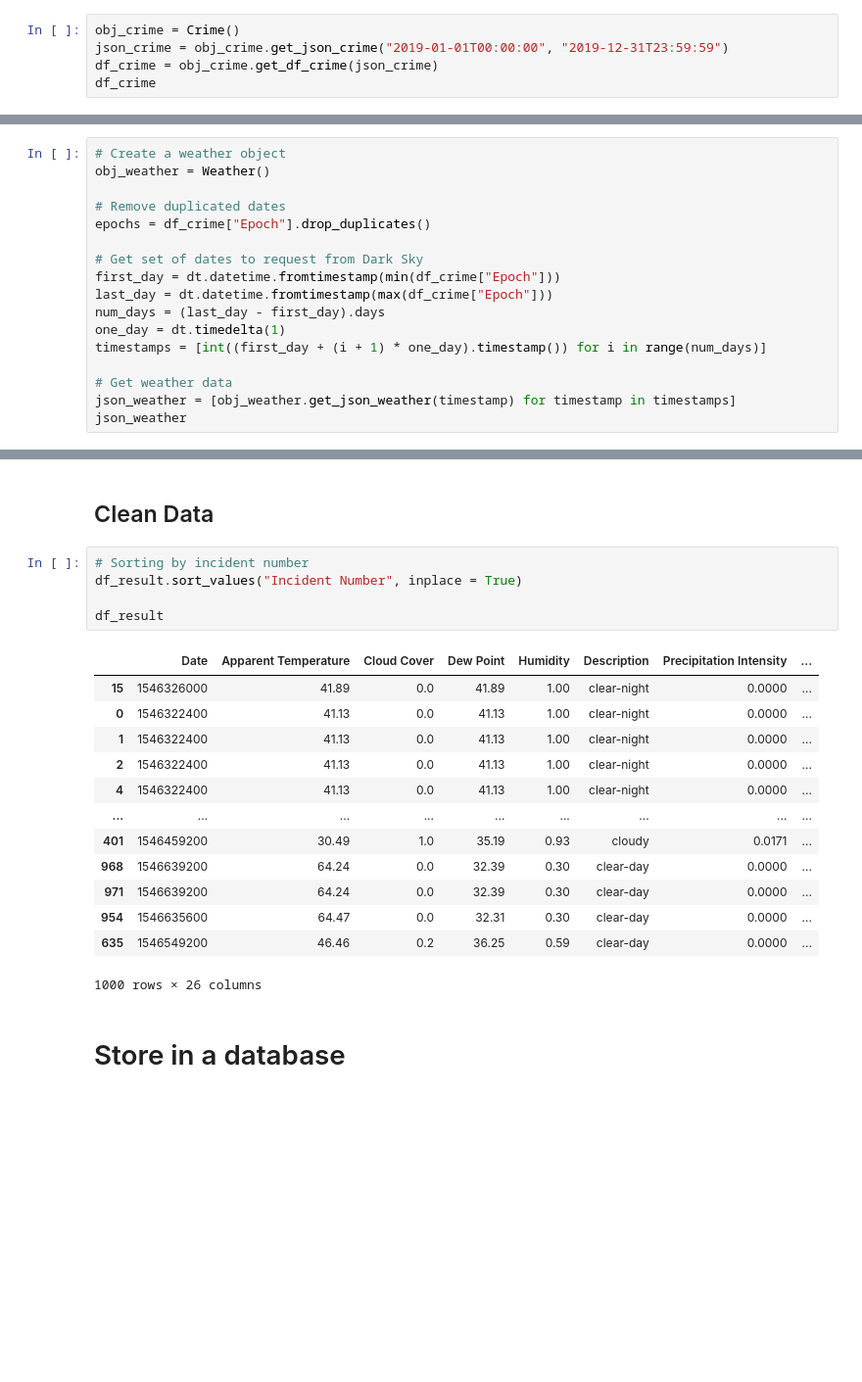
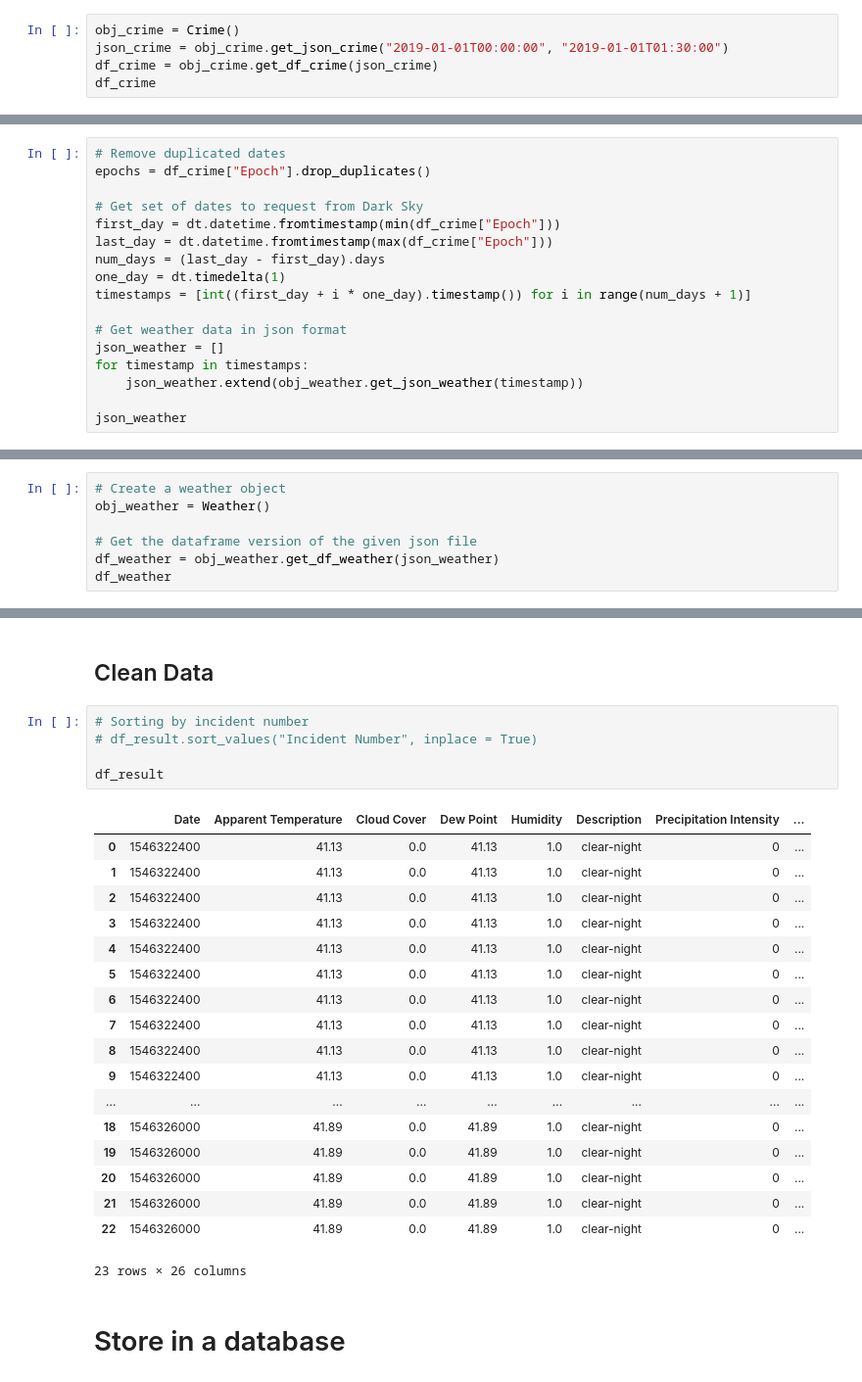
Before and after one commit to eanord4/First-Project, a Jupyter notebook: first-project.ipynb, the cells around one changed output, grey strips where cells are left out. Shown at 98% size. Saved outputs shown, nothing was run; the diff lists cells and outputs as text; blank space fills up the shorter version.

Commit message:
Improving weather API call

```diff
--- a/first-project.ipynb
+++ b/first-project.ipynb
@@ -13,7 +13,7 @@ from classes.database import Database
 ## Perform API Call - Austin Crime Data (data.austintexas.gov)
 # %%
 obj_crime = Crime()
-json_crime = obj_crime.get_json_crime("2019-01-01T00:00:00", "2019-12-31T23:59:59")
+json_crime = obj_crime.get_json_crime("2019-01-01T00:00:00", "2019-01-01T01:30:00")
 df_crime = obj_crime.get_df_crime(json_crime)
 df_crime
 # %% [output]
@@ -34,9 +37,6 @@ df_crime
 # %% [markdown]
 ## Perform API Call - Weather Data (Dark Sky)
 # %%
-# Create a weather object
-obj_weather = Weather()
-
 # Remove duplicated dates
 epochs = df_crime["Epoch"].drop_duplicates()
 
@@ -45,9 +45,12 @@ first_day = dt.datetime.fromtimestamp(min(df_crime["Epoch"]))
 last_day = dt.datetime.fromtimestamp(max(df_crime["Epoch"]))
 num_days = (last_day - first_day).days
 one_day = dt.timedelta(1)
-timestamps = [int((first_day + (i + 1) * one_day).timestamp()) for i in range(num_days)]
+timestamps = [int((first_day + i * one_day).timestamp()) for i in range(num_days + 1)]
 
-# Get weather data
-json_weather = [obj_weather.get_json_weather(timestamp) for timestamp in timestamps]
+# Get weather data in json format
+json_weather = []
+for timestamp in timestamps:
+    json_weather.extend(obj_weather.get_json_weather(timestamp))
+
 json_weather
 # %% [output]
@@ -55,0 +74,7 @@ KeyError: 'hourly'
+# %%
+# Create a weather object
+obj_weather = Weather()
+
+# Get the dataframe version of the given json file
+df_weather = obj_weather.get_df_weather(json_weather)
+df_weather
@@ -61,23 +104,28 @@ df_result = pd.merge(df_weather, df_crime, left_on="Date", right_on="Epoch", how
 ## Clean Data
 # %%
 # Sorting by incident number
-df_result.sort_values("Incident Number", inplace = True)
+# df_result.sort_values("Incident Number", inplace = True)
 
 df_result
 # %% [output]
 |  | Date | Apparent Temperature | Cloud Cover | Dew Point | Humidity | Description | Precipitation Intensity | ... |
-| 15 | 1546326000 | 41.89 | 0.0 | 41.89 | 1.00 | clear-night | 0.0000 | ... |
-| 0 | 1546322400 | 41.13 | 0.0 | 41.13 | 1.00 | clear-night | 0.0000 | ... |
-| 1 | 1546322400 | 41.13 | 0.0 | 41.13 | 1.00 | clear-night | 0.0000 | ... |
-| 2 | 1546322400 | 41.13 | 0.0 | 41.13 | 1.00 | clear-night | 0.0000 | ... |
-| 4 | 1546322400 | 41.13 | 0.0 | 41.13 | 1.00 | clear-night | 0.0000 | ... |
+| 0 | 1546322400 | 41.13 | 0.0 | 41.13 | 1.0 | clear-night | 0 | ... |
+| 1 | 1546322400 | 41.13 | 0.0 | 41.13 | 1.0 | clear-night | 0 | ... |
+| 2 | 1546322400 | 41.13 | 0.0 | 41.13 | 1.0 | clear-night | 0 | ... |
+| 3 | 1546322400 | 41.13 | 0.0 | 41.13 | 1.0 | clear-night | 0 | ... |
+| 4 | 1546322400 | 41.13 | 0.0 | 41.13 | 1.0 | clear-night | 0 | ... |
+| 5 | 1546322400 | 41.13 | 0.0 | 41.13 | 1.0 | clear-night | 0 | ... |
+| 6 | 1546322400 | 41.13 | 0.0 | 41.13 | 1.0 | clear-night | 0 | ... |
+| 7 | 1546322400 | 41.13 | 0.0 | 41.13 | 1.0 | clear-night | 0 | ... |
+| 8 | 1546322400 | 41.13 | 0.0 | 41.13 | 1.0 | clear-night | 0 | ... |
+| 9 | 1546322400 | 41.13 | 0.0 | 41.13 | 1.0 | clear-night | 0 | ... |
 | ... | ... | ... | ... | ... | ... | ... | ... | ... |
-| 401 | 1546459200 | 30.49 | 1.0 | 35.19 | 0.93 | cloudy | 0.0171 | ... |
-| 968 | 1546639200 | 64.24 | 0.0 | 32.39 | 0.30 | clear-day | 0.0000 | ... |
-| 971 | 1546639200 | 64.24 | 0.0 | 32.39 | 0.30 | clear-day | 0.0000 | ... |
-| 954 | 1546635600 | 64.47 | 0.0 | 32.31 | 0.30 | clear-day | 0.0000 | ... |
-| 635 | 1546549200 | 46.46 | 0.2 | 36.25 | 0.59 | clear-day | 0.0000 | ... |
+| 18 | 1546326000 | 41.89 | 0.0 | 41.89 | 1.0 | clear-night | 0 | ... |
+| 19 | 1546326000 | 41.89 | 0.0 | 41.89 | 1.0 | clear-night | 0 | ... |
+| 20 | 1546326000 | 41.89 | 0.0 | 41.89 | 1.0 | clear-night | 0 | ... |
+| 21 | 1546326000 | 41.89 | 0.0 | 41.89 | 1.0 | clear-night | 0 | ... |
+| 22 | 1546326000 | 41.89 | 0.0 | 41.89 | 1.0 | clear-night | 0 | ... |
-1000 rows × 26 columns
+23 rows × 26 columns
 # %% [markdown]
 # Store in a database
 # %%
```
Also changed, not shown: parts of 3 cells of this notebook.
